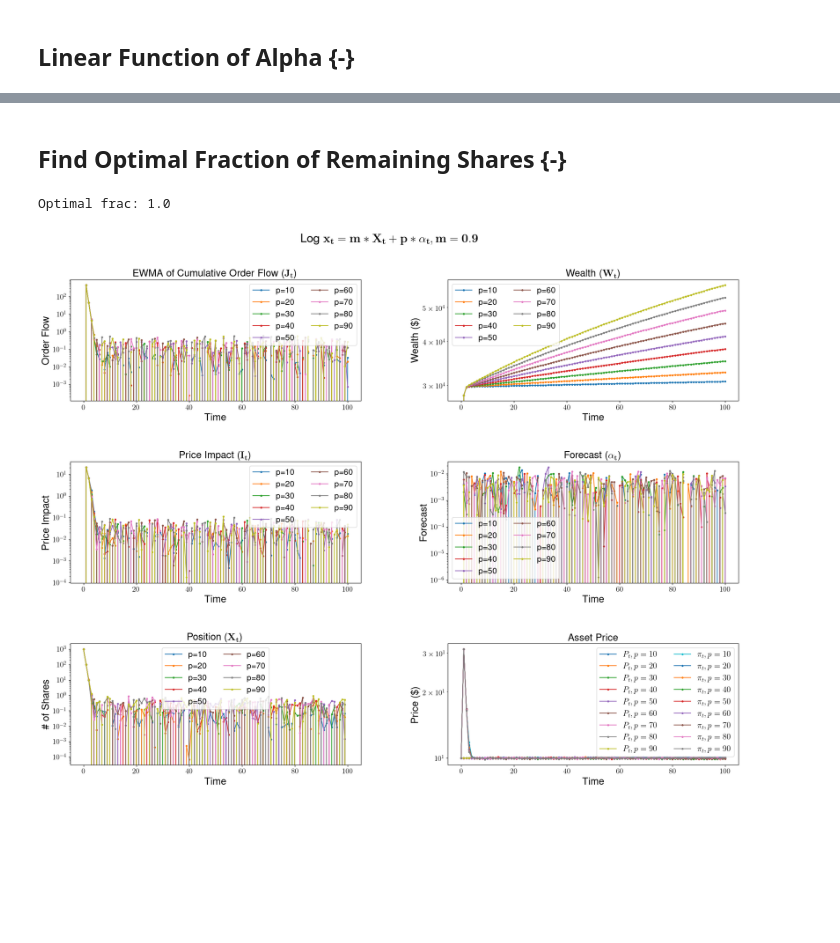
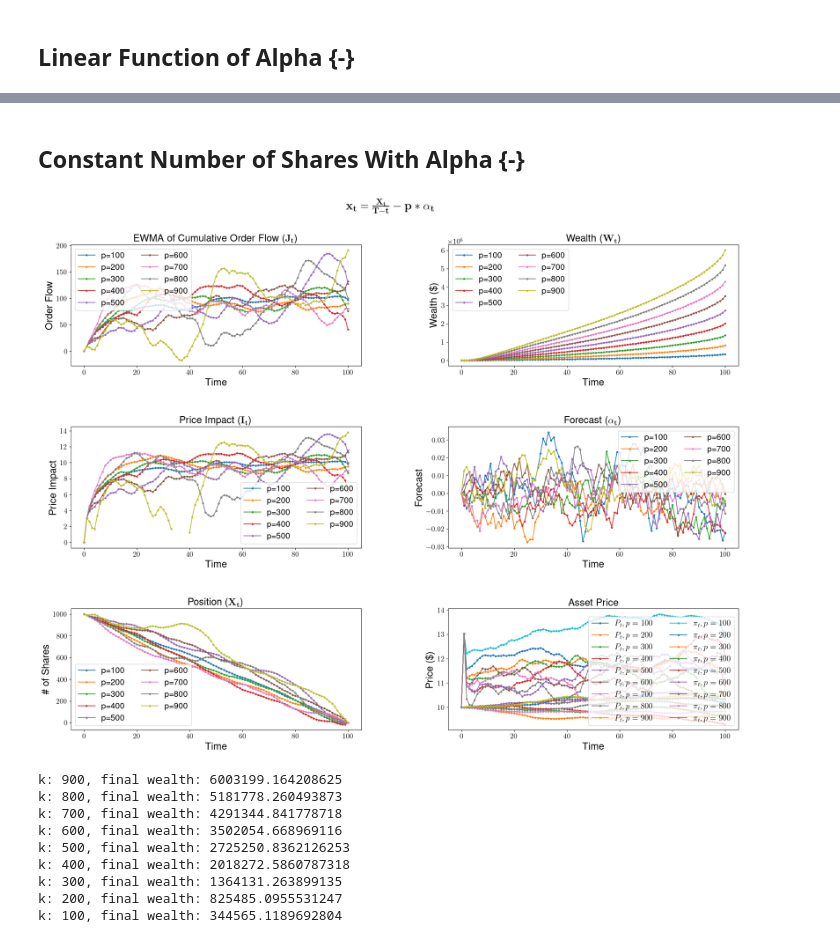
Before and after one commit to edmund735/seniorthesis, a Jupyter notebook: models.ipynb, the cells around one changed output, grey strips where cells are left out. Saved outputs shown, nothing was run; the diff lists cells and outputs as text; code cells hidden in the pictures; blank space fills up the shorter version.

```diff
--- a/models.ipynb
+++ b/models.ipynb
@@ -247,46 +249,38 @@ plt.show(plot_multi_results(r"Linear Function of $\alpha_t$ (log) ($\mathbf{x_t=
-# %% [markdown]
-## Find Optimal Fraction of Remaining Shares {-}
-# %%
-const_frac_rem = pd.DataFrame()
-
-d = {}
-
-max_w = 0
-opt_p = 0
-
-for i in range(1, 101):
-    frac = i / 100
-
-    d[frac] = sim_MC(const_frac, key_args = {'frac': frac})
-
-    if d[frac]['W'].iloc[-1] > max_w:
-        max_w = d[frac]['W'].iloc[-1]
-        opt_p = frac
-print(f"Optimal frac: {opt_p}")
-opt_p = 0.9
-# plt.show(plot_multi_results(r"Constant Fraction of Remaining Shares on log scale($\mathbf{x_t=p*X_t}$)", d, logsc = True))
-# %% [output]
-Optimal frac: 1.0
+# %% [markdown]
+## Constant Number of Shares With Alpha {-}
 # %%
-def const_frac_alpha(p, m, rem_q, alpha, **kwargs):
+def const_num_alpha(p, rem_t, rem_q, alpha, **kwargs):
     '''
     Calculates the number of shares to sell for constant fraction plus alpha
     '''
-    return m*rem_q + p * alpha
+    # print(rem_q/rem_t - p * alpha)
+    return rem_q/rem_t - p * alpha
 
-const_frac_alpha_df = pd.DataFrame()
+const_num_alpha_df = pd.DataFrame()
 
 d = {}
 
 for i in range(1, 10):
-    frac = 10 * i
+    frac = 100 * i
 
-    d[frac] = sim_MC(const_frac_alpha, key_args = {'m': opt_p, 'p': frac})
+    d[frac] = sim_MC(const_num_alpha, key_args = {'p': frac})
 
-#     if d[frac]['W'].iloc[-1] > max_w:
-#         max_w = d[frac]['W'].iloc[-1]
-#         opt_p = frac
-# print(f"Optimal frac: {opt_p}")
-plt.show(plot_multi_results(r"Log $\mathbf{x_t=m*X_t+p*\alpha_t,m=0.9}$", d, logsc = True))
+plt.show(plot_multi_results(r"$\mathbf{x_t=\frac{X_t}{T-t}-p*\alpha_t}$", d, logsc = False))
+
+fin_w = {}
+for k in d.keys():
+    fin_w[k] = d[k]['W'].iloc[-1]
+
+for k in sorted(fin_w, key=fin_w.get, reverse=True):
+    print(f'k: {k}, final wealth: {fin_w[k]}')
 # %% [output]
-[figure, old version]
+[figure, new version]
+k: 900, final wealth: 6003199.164208625
+k: 800, final wealth: 5181778.260493873
+k: 700, final wealth: 4291344.841778718
+k: 600, final wealth: 3502054.668969116
+k: 500, final wealth: 2725250.8362126253
+k: 400, final wealth: 2018272.5860787318
+k: 300, final wealth: 1364131.263899135
+k: 200, final wealth: 825485.0955531247
+k: 100, final wealth: 344565.1189692804
```
Also changed, not shown: parts of 6 cells of this notebook.
